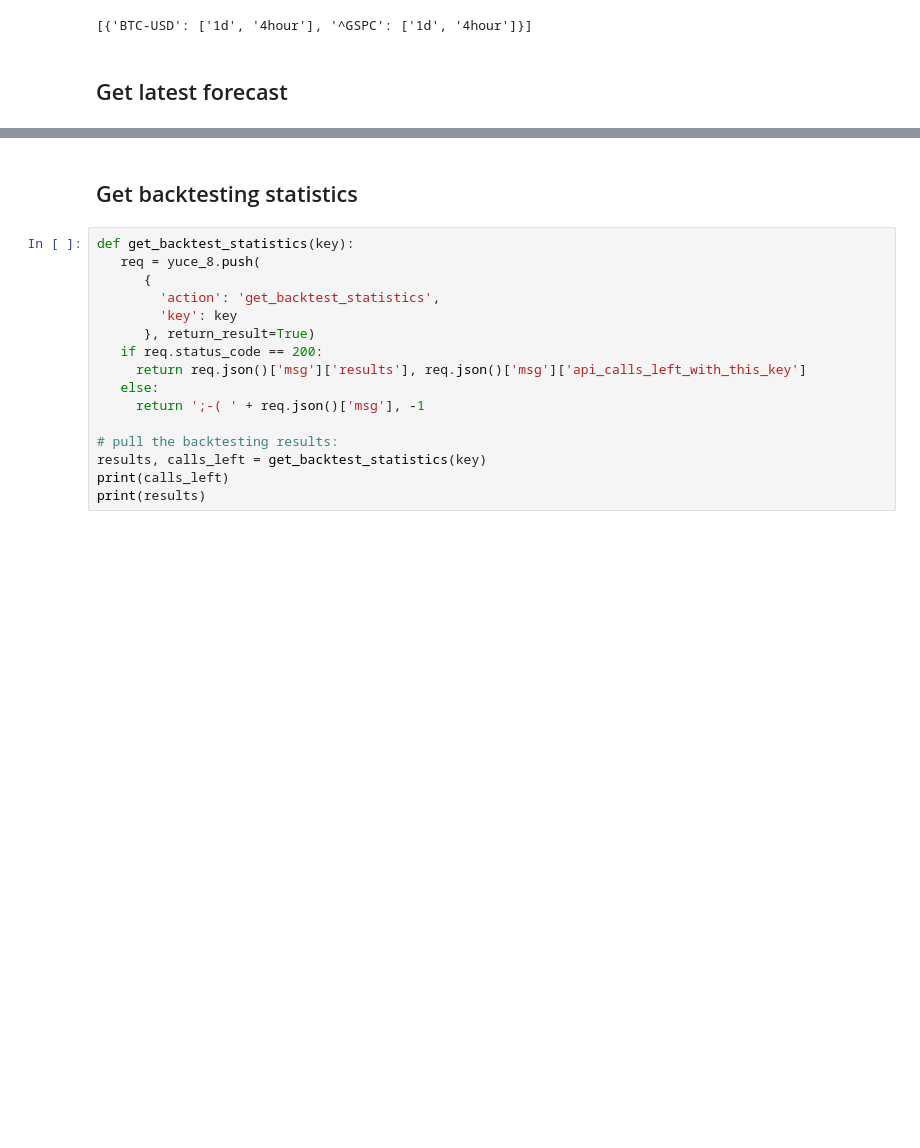
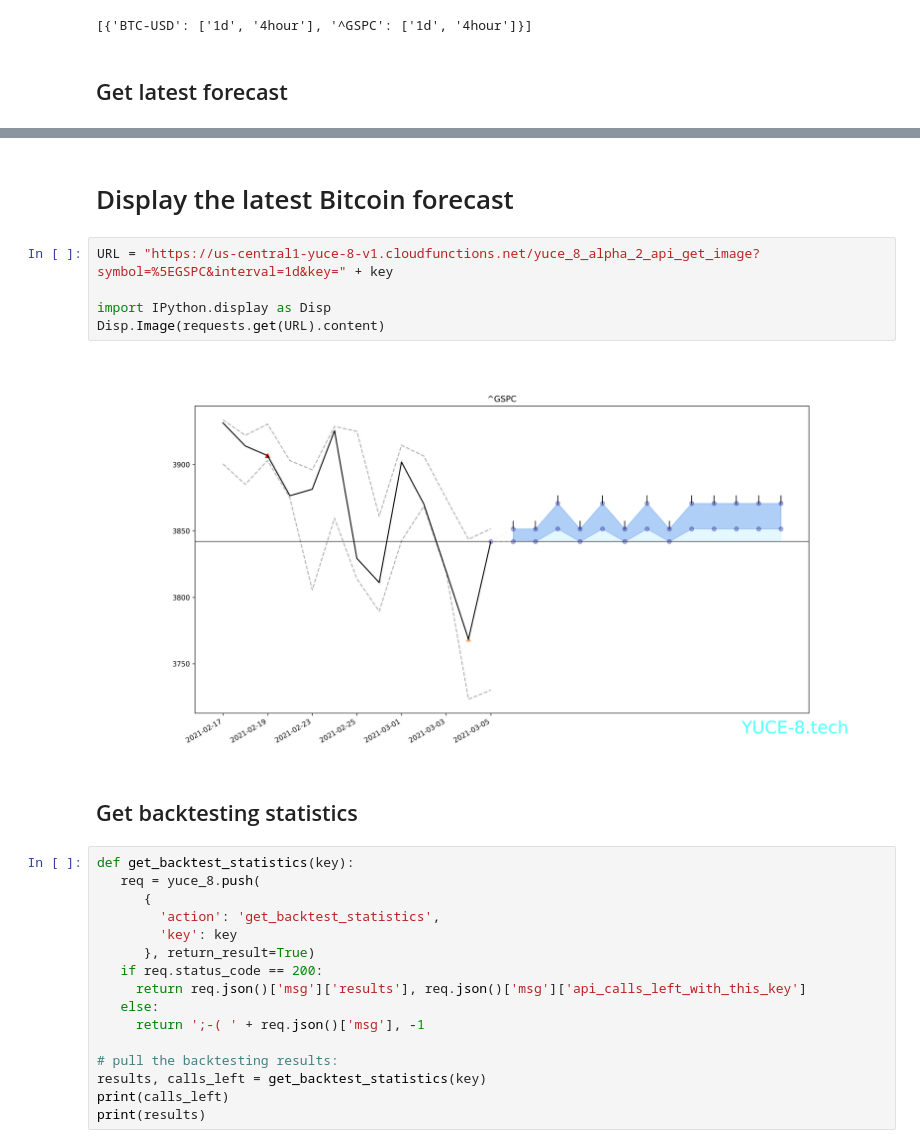
Before and after one commit to yuce-8/alpha, a Jupyter notebook: YUCE_8.ipynb, the cells around one changed output, grey strips where cells are left out. Saved outputs shown, nothing was run; the diff lists cells and outputs as text; blank space fills up the shorter version.

Commit message:
Displaying Forecasts as Images

```diff
--- a/YUCE_8.ipynb
+++ b/YUCE_8.ipynb
@@ -150,3 +147,12 @@ timestep 13 should be w/in ] 10.0 ,  9.929 ]
+# %% [markdown]
+# Display the latest Bitcoin forecast
+# %%
+URL = "https://us-central1-yuce-8-v1.cloudfunctions.net/yuce_8_alpha_2_api_get_image?symbol=%5EGSPC&interval=1d&key=" + key
+
+import IPython.display as Disp
+Disp.Image(requests.get(URL).content)
+# %% [output]
+[figure, added]
 # %% [markdown]
 ## Get backtesting statistics
 # %%
```
Also changed, not shown: parts of 8 cells of this notebook.
